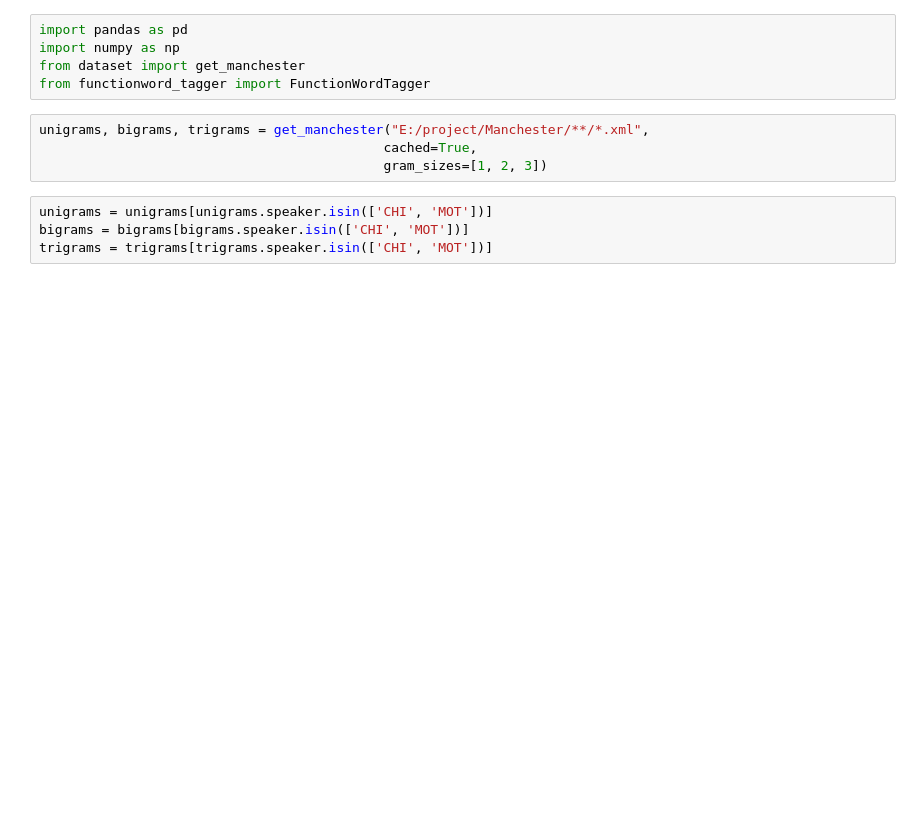
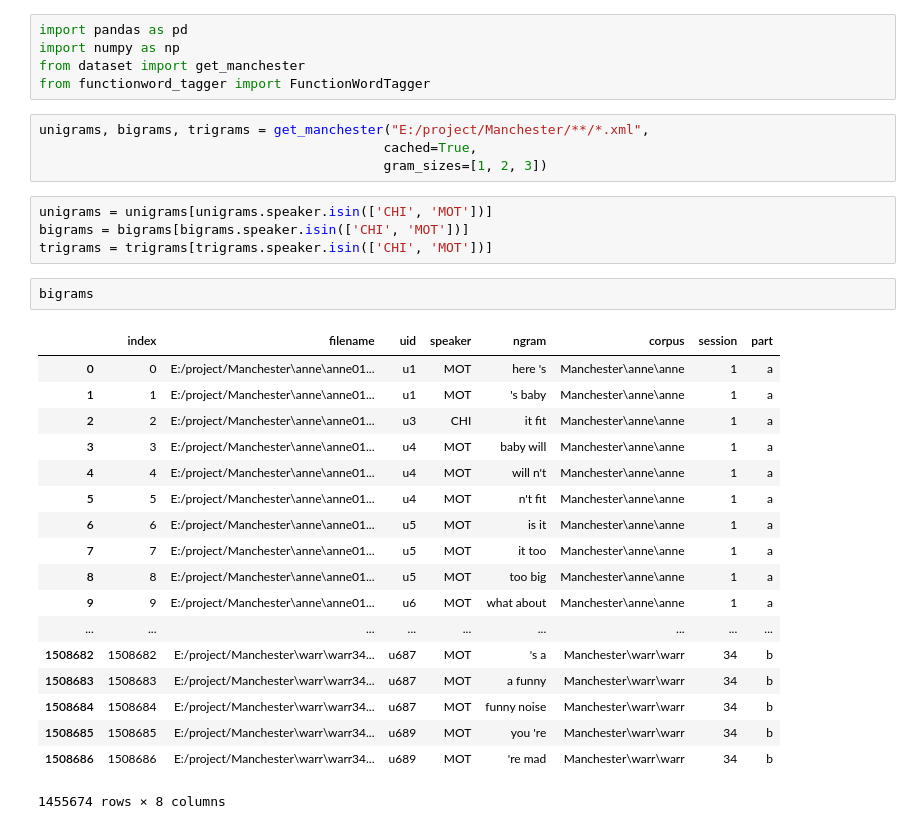
Before and after one commit to pfeyz/formulae-project, a Jupyter notebook: Ambiguous Function words.ipynb, the cells around one changed output. Cells and saved outputs as stored; diff of their text form; blank space fills up the shorter version.

```diff
--- a/Ambiguous Function words.ipynb
+++ b/Ambiguous Function words.ipynb
@@ -11,3 +11,24 @@ unigrams, bigrams, trigrams = get_manchester("E:/project/Manchester/**/*.xml",
 unigrams = unigrams[unigrams.speaker.isin(['CHI', 'MOT'])]
 bigrams = bigrams[bigrams.speaker.isin(['CHI', 'MOT'])]
 trigrams = trigrams[trigrams.speaker.isin(['CHI', 'MOT'])]
+# %%
+bigrams
+# %% [output]
+|  | index | filename | uid | speaker | ngram | corpus | session | part |
+| 0 | 0 | E:/project/Manchester\anne\anne01... | u1 | MOT | here 's | Manchester\anne\anne | 1 | a |
+| 1 | 1 | E:/project/Manchester\anne\anne01... | u1 | MOT | 's baby | Manchester\anne\anne | 1 | a |
+| 2 | 2 | E:/project/Manchester\anne\anne01... | u3 | CHI | it fit | Manchester\anne\anne | 1 | a |
+| 3 | 3 | E:/project/Manchester\anne\anne01... | u4 | MOT | baby will | Manchester\anne\anne | 1 | a |
+| 4 | 4 | E:/project/Manchester\anne\anne01... | u4 | MOT | will n't | Manchester\anne\anne | 1 | a |
+| 5 | 5 | E:/project/Manchester\anne\anne01... | u4 | MOT | n't fit | Manchester\anne\anne | 1 | a |
+| 6 | 6 | E:/project/Manchester\anne\anne01... | u5 | MOT | is it | Manchester\anne\anne | 1 | a |
+| 7 | 7 | E:/project/Manchester\anne\anne01... | u5 | MOT | it too | Manchester\anne\anne | 1 | a |
+| 8 | 8 | E:/project/Manchester\anne\anne01... | u5 | MOT | too big | Manchester\anne\anne | 1 | a |
+| 9 | 9 | E:/project/Manchester\anne\anne01... | u6 | MOT | what about | Manchester\anne\anne | 1 | a |
+| ... | ... | ... | ... | ... | ... | ... | ... | ... |
+| 1508682 | 1508682 | E:/project/Manchester\warr\warr34... | u687 | MOT | 's a | Manchester\warr\warr | 34 | b |
+| 1508683 | 1508683 | E:/project/Manchester\warr\warr34... | u687 | MOT | a funny | Manchester\warr\warr | 34 | b |
+| 1508684 | 1508684 | E:/project/Manchester\warr\warr34... | u687 | MOT | funny noise | Manchester\warr\warr | 34 | b |
+| 1508685 | 1508685 | E:/project/Manchester\warr\warr34... | u689 | MOT | you 're | Manchester\warr\warr | 34 | b |
+| 1508686 | 1508686 | E:/project/Manchester\warr\warr34... | u689 | MOT | 're mad | Manchester\warr\warr | 34 | b |
+1455674 rows × 8 columns
```
Also changed, not shown: parts of 3 cells of this notebook.
